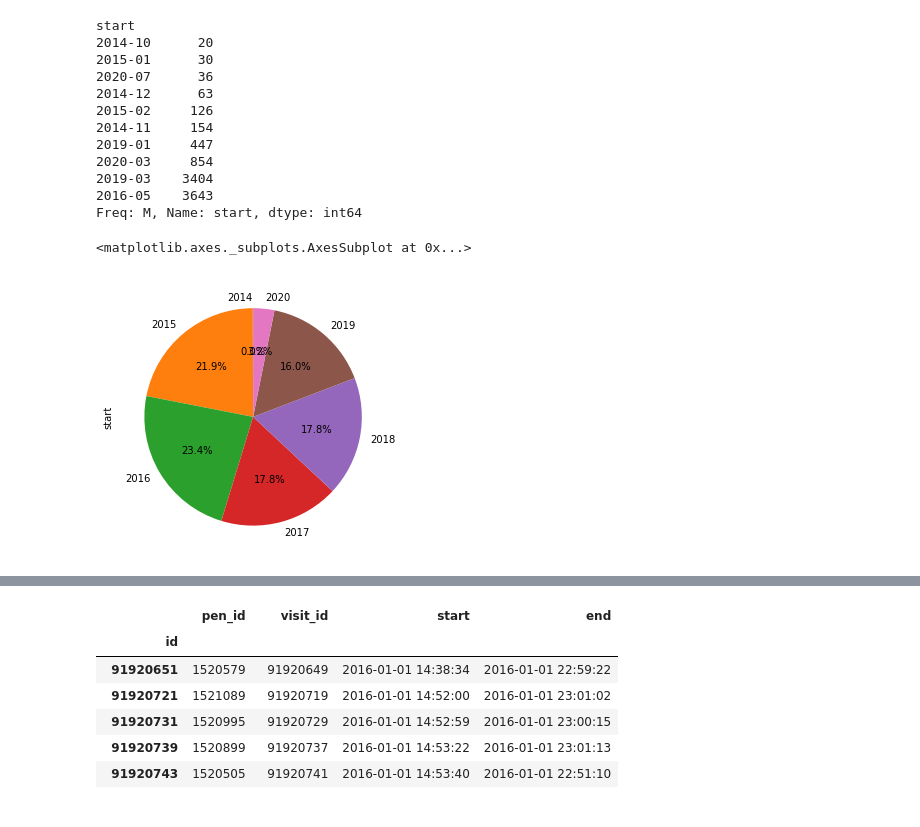
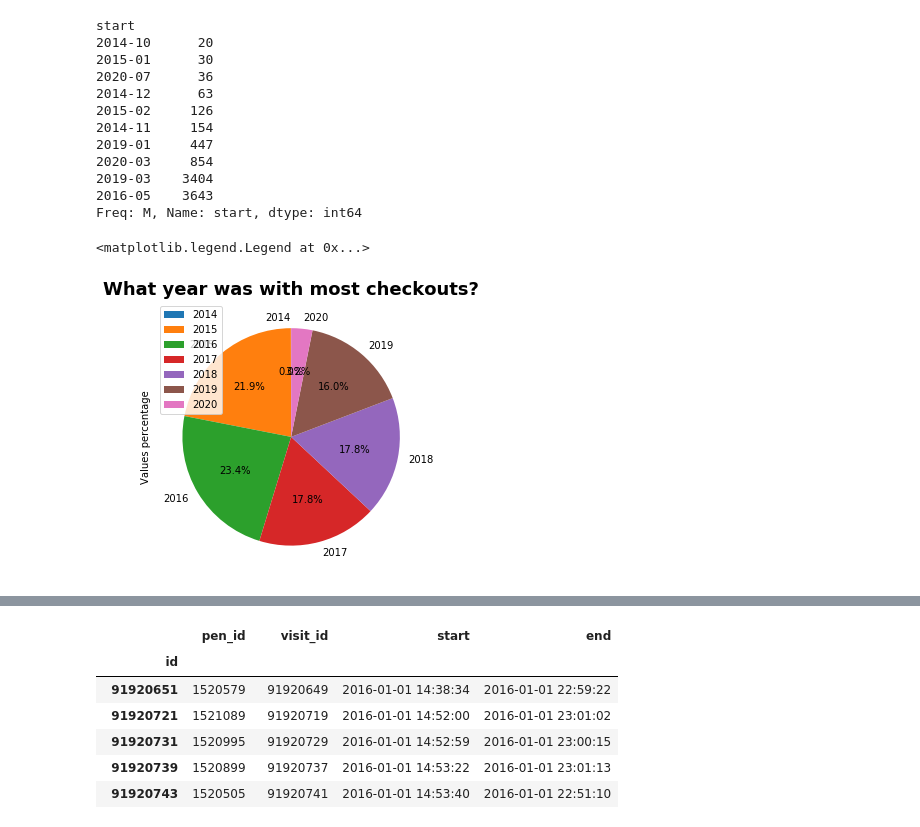
Before and after one commit to ShirinStar/Pen_Data_Dictionary, a Jupyter notebook: data/Pen Checkouts overview .ipynb, the cells around one changed output, grey strips where cells are left out. Saved outputs shown, nothing was run; the diff lists cells and outputs as text; code cells hidden in the pictures.

```diff
--- a/data/Pen Checkouts overview .ipynb
+++ b/data/Pen Checkouts overview .ipynb
@@ -143,10 +160,17 @@ start
 Freq: M, Name: start, dtype: int64
 # %%
 checkout_by_year = pensCheckouts['start'].groupby(pensCheckouts.start.dt.to_period("Y")).agg('count')
+
+plt.figure(figsize=(8,5))
+plt.title('What year was with most checkouts?', fontdict={'fontweight': 'bold', 'fontsize':18})
 checkout_by_year.plot.pie(y='start', figsize=(5, 5),autopct='%1.1f%%', startangle=90)
+plt.ylabel('Values percentage')
+plt.legend()
+# plt.savefig('yearly_checkouts.png', dpi=300)
+
 #2016 + 2015 were the most popular years
 #2017 +2018 were the same
 #2019 decreased in almost 2%
 # %% [output]
-<matplotlib.axes._subplots.AxesSubplot at 0x...>
+<matplotlib.legend.Legend at 0x...>
-[figure, old version]
+[figure, new version]
```
Also changed, not shown: parts of 16 cells of this notebook, 8 other files.
